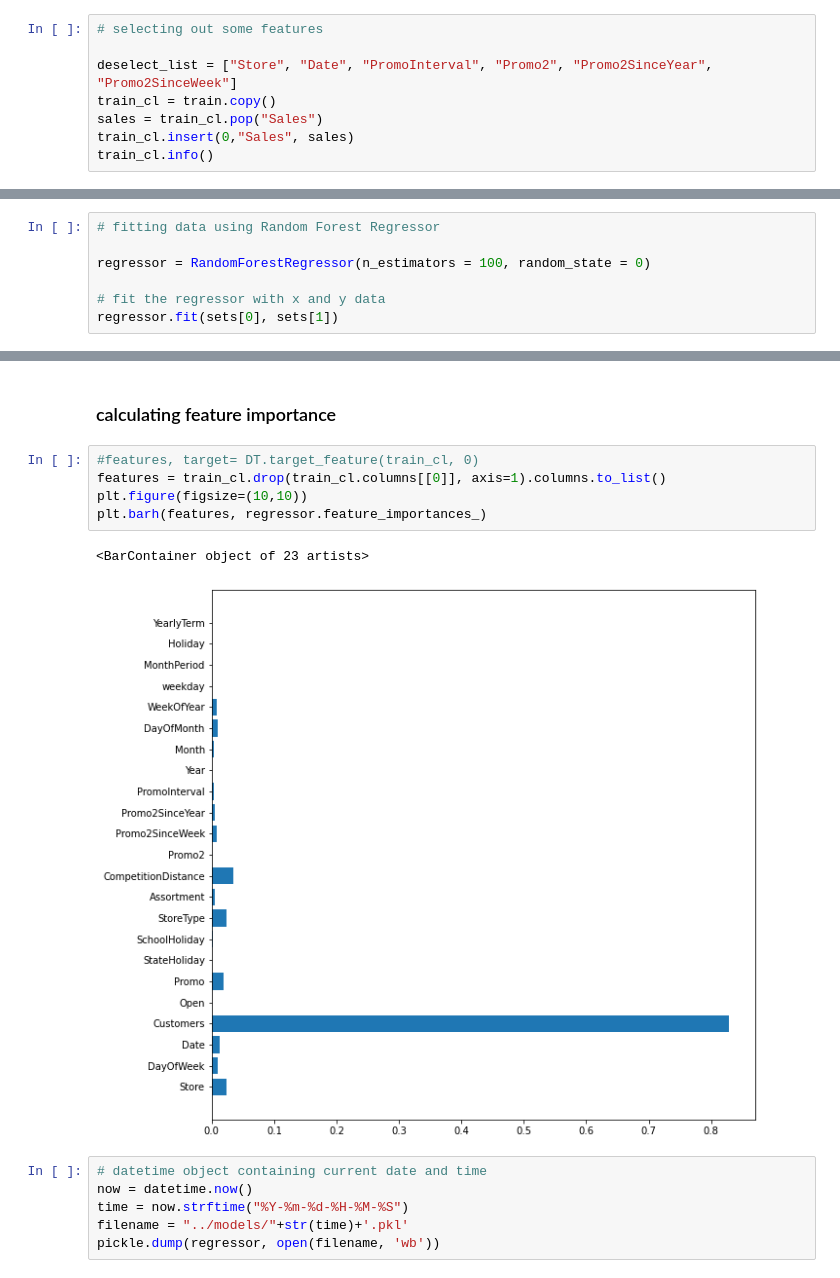
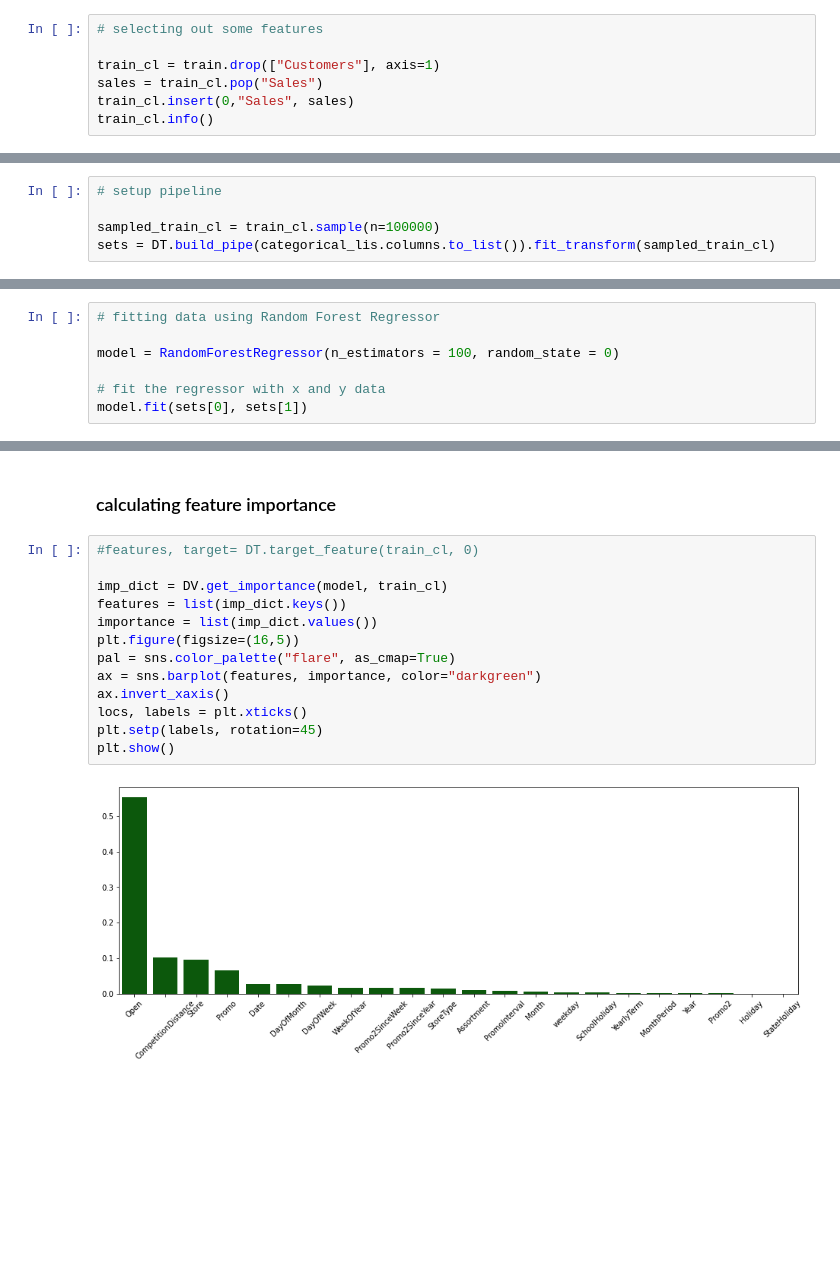
Before and after one commit to benbel376/time-series-data-sales-prediction, a Jupyter notebook: notebooks/machine_learning_modeling.ipynb, the cells around one changed output, grey strips where cells are left out. Saved outputs shown, nothing was run; the diff lists cells and outputs as text; blank space fills up the shorter version.

Commit message:
adjusting output of Random forest fitting

```diff
--- a/notebooks/machine_learning_modeling.ipynb
+++ b/notebooks/machine_learning_modeling.ipynb
@@ -36,8 +36,7 @@ train = pd.read_csv("../data/train_store.csv")
 # %%
 # selecting out some features
 
-deselect_list = ["Store", "Date", "PromoInterval", "Promo2", "Promo2SinceYear", "Promo2SinceWeek"]
-train_cl = train.copy()
+train_cl = train.drop(["Customers"], axis=1)
 sales = train_cl.pop("Sales")
 train_cl.insert(0,"Sales", sales)
 train_cl.info()
@@ -94,0 +73,5 @@ data successfully splitted
+# %%
+# setup pipeline
+
+sampled_train_cl = train_cl.sample(n=100000)
+sets = DT.build_pipe(categorical_lis.columns.to_list()).fit_transform(sampled_train_cl)
@@ -95,10 +83,10 @@ data successfully splitted
 # %%
 # fitting data using Random Forest Regressor
 
-regressor = RandomForestRegressor(n_estimators = 100, random_state = 0)
+model = RandomForestRegressor(n_estimators = 100, random_state = 0)
 
 # fit the regressor with x and y data
-regressor.fit(sets[0], sets[1])
+model.fit(sets[0], sets[1])
 # %% [output]
 RandomForestRegressor(random_state=0)
 # %% [markdown]
@@ -117,19 +106,20 @@ Y_pred
 # %% [markdown]
 ### calculating feature importance
-# %%
-#features, target= DT.target_feature(train_cl, 0)
-features = train_cl.drop(train_cl.columns[[0]], axis=1).columns.to_list()
-plt.figure(figsize=(10,10))
-plt.barh(features, regressor.feature_importances_)
-# %% [output]
-<BarContainer object of 23 artists>
-[figure, removed]
-# %%
-# datetime object containing current date and time
-now = datetime.now()
-time = now.strftime("%Y-%m-%d-%H-%M-%S")
-filename = "../models/"+str(time)+'.pkl'
-pickle.dump(regressor, open(filename, 'wb'))
+# %%
+#features, target= DT.target_feature(train_cl, 0)
+
+imp_dict = DV.get_importance(model, train_cl)
+features = list(imp_dict.keys())
+importance = list(imp_dict.values())
+plt.figure(figsize=(16,5))
+pal = sns.color_palette("flare", as_cmap=True)
+ax = sns.barplot(features, importance, color="darkgreen")
+ax.invert_xaxis()
+locs, labels = plt.xticks()
+plt.setp(labels, rotation=45)
+plt.show()
+# %% [output]
+[figure, added]
 # %%
 loaded_model = pickle.load(open(filename, 'rb'))
 result = loaded_model.score(sets[4], sets[5])
```
Also changed, not shown: parts of 11 cells of this notebook, 3 other files.
